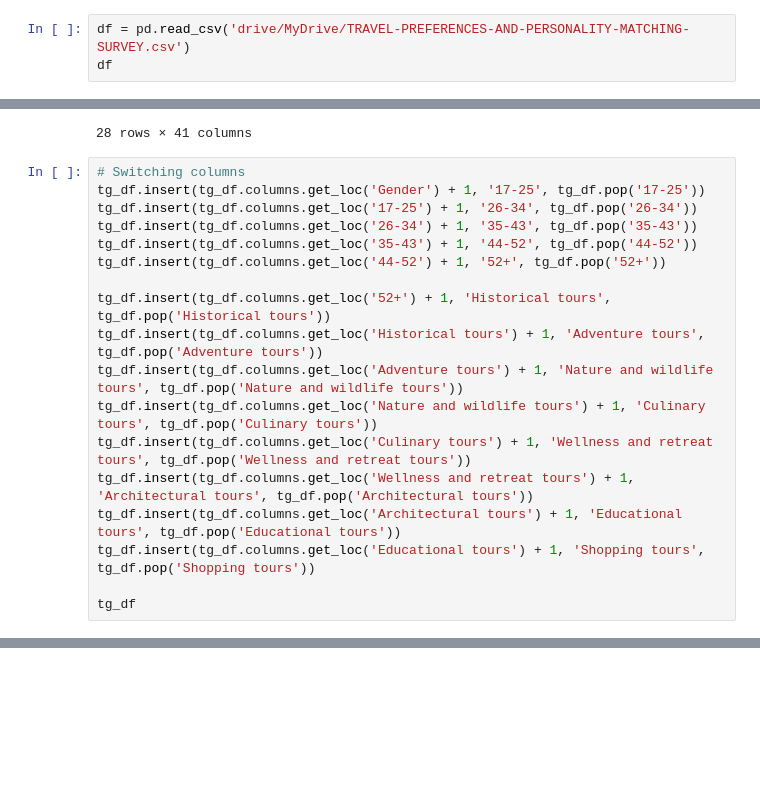
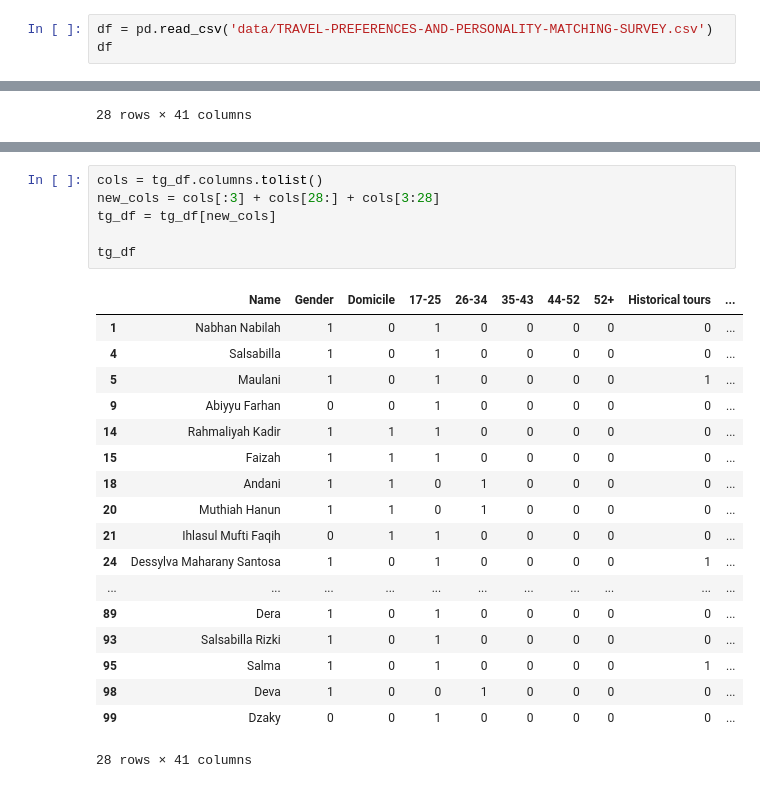
Before and after one commit to mas-tour/mastour-machine-learning, a Jupyter notebook: matchmaking-feature/Cleaning_Survey_Data.ipynb, the cells around one changed output, grey strips where cells are left out. Saved outputs shown, nothing was run; the diff lists cells and outputs as text; blank space fills up the shorter version.

Commit message:
Add Tourist and Tour Guide Datasets

```diff
--- a/matchmaking-feature/Cleaning_Survey_Data.ipynb
+++ b/matchmaking-feature/Cleaning_Survey_Data.ipynb
@@ -12,5 +10,5 @@ Drive already mounted at /content/drive; to attempt to forcibly remount, call dr
 # %%
-df = pd.read_csv('drive/MyDrive/TRAVEL-PREFERENCES-AND-PERSONALITY-MATCHING-SURVEY.csv')
+df = pd.read_csv('data/TRAVEL-PREFERENCES-AND-PERSONALITY-MATCHING-SURVEY.csv')
 df
 # %% [output]
 |  | Timestamp | Email Address | If you were given the opportunity... | Name | Gender | Age | Domicile | ... |
@@ -207,21 +207,3 @@ tg_df
 | 98 | Deva | 1 | 0 | 4 | 4 | 4 | 4 | 4 | 2 | 3 | ... | ... |
 | 99 | Dzaky | 0 | 0 | 4 | 5 | 5 | 5 | 5 | 1 | 1 | ... | ... |
 28 rows × 41 columns
-# %%
-# Switching columns
-tg_df.insert(tg_df.columns.get_loc('Gender') + 1, '17-25', tg_df.pop('17-25'))
-tg_df.insert(tg_df.columns.get_loc('17-25') + 1, '26-34', tg_df.pop('26-34'))
-tg_df.insert(tg_df.columns.get_loc('26-34') + 1, '35-43', tg_df.pop('35-43'))
-tg_df.insert(tg_df.columns.get_loc('35-43') + 1, '44-52', tg_df.pop('44-52'))
-tg_df.insert(tg_df.columns.get_loc('44-52') + 1, '52+', tg_df.pop('52+'))
-
-tg_df.insert(tg_df.columns.get_loc('52+') + 1, 'Historical tours', tg_df.pop('Historical tours'))
-tg_df.insert(tg_df.columns.get_loc('Historical tours') + 1, 'Adventure tours', tg_df.pop('Adventure tours'))
-tg_df.insert(tg_df.columns.get_loc('Adventure tours') + 1, 'Nature and wildlife tours', tg_df.pop('Nature and wildlife tours'))
-tg_df.insert(tg_df.columns.get_loc('Nature and wildlife tours') + 1, 'Culinary tours', tg_df.pop('Culinary tours'))
-tg_df.insert(tg_df.columns.get_loc('Culinary tours') + 1, 'Wellness and retreat tours', tg_df.pop('Wellness and retreat tours'))
-tg_df.insert(tg_df.columns.get_loc('Wellness and retreat tours') + 1, 'Architectural tours', tg_df.pop('Architectural tours'))
-tg_df.insert(tg_df.columns.get_loc('Architectural tours') + 1, 'Educational tours', tg_df.pop('Educational tours'))
-tg_df.insert(tg_df.columns.get_loc('Educational tours') + 1, 'Shopping tours', tg_df.pop('Shopping tours'))
-
-tg_df
@@ -246,0 +241,25 @@ tg_df
+# %%
+cols = tg_df.columns.tolist()
+new_cols = cols[:3] + cols[28:] + cols[3:28]
+tg_df = tg_df[new_cols]
+
+tg_df
+# %% [output]
+|  | Name | Gender | Domicile | 17-25 | 26-34 | 35-43 | 44-52 | 52+ | Historical tours | ... |
+| 1 | Nabhan Nabilah | 1 | 0 | 1 | 0 | 0 | 0 | 0 | 0 | ... |
+| 4 | Salsabilla | 1 | 0 | 1 | 0 | 0 | 0 | 0 | 0 | ... |
+| 5 | Maulani | 1 | 0 | 1 | 0 | 0 | 0 | 0 | 1 | ... |
+| 9 | Abiyyu Farhan | 0 | 0 | 1 | 0 | 0 | 0 | 0 | 0 | ... |
+| 14 | Rahmaliyah Kadir | 1 | 1 | 1 | 0 | 0 | 0 | 0 | 0 | ... |
+| 15 | Faizah | 1 | 1 | 1 | 0 | 0 | 0 | 0 | 0 | ... |
+| 18 | Andani | 1 | 1 | 0 | 1 | 0 | 0 | 0 | 0 | ... |
+| 20 | Muthiah Hanun | 1 | 1 | 0 | 1 | 0 | 0 | 0 | 0 | ... |
+| 21 | Ihlasul Mufti Faqih | 0 | 1 | 1 | 0 | 0 | 0 | 0 | 0 | ... |
+| 24 | Dessylva Maharany Santosa | 1 | 0 | 1 | 0 | 0 | 0 | 0 | 1 | ... |
+| ... | ... | ... | ... | ... | ... | ... | ... | ... | ... | ... |
+| 89 | Dera | 1 | 0 | 1 | 0 | 0 | 0 | 0 | 0 | ... |
+| 93 | Salsabilla Rizki | 1 | 0 | 1 | 0 | 0 | 0 | 0 | 0 | ... |
+| 95 | Salma | 1 | 0 | 1 | 0 | 0 | 0 | 0 | 1 | ... |
+| 98 | Deva | 1 | 0 | 0 | 1 | 0 | 0 | 0 | 0 | ... |
+| 99 | Dzaky | 0 | 0 | 1 | 0 | 0 | 0 | 0 | 0 | ... |
+28 rows × 41 columns
```
Also changed, not shown: parts of 38 cells of this notebook, 3 other files.
